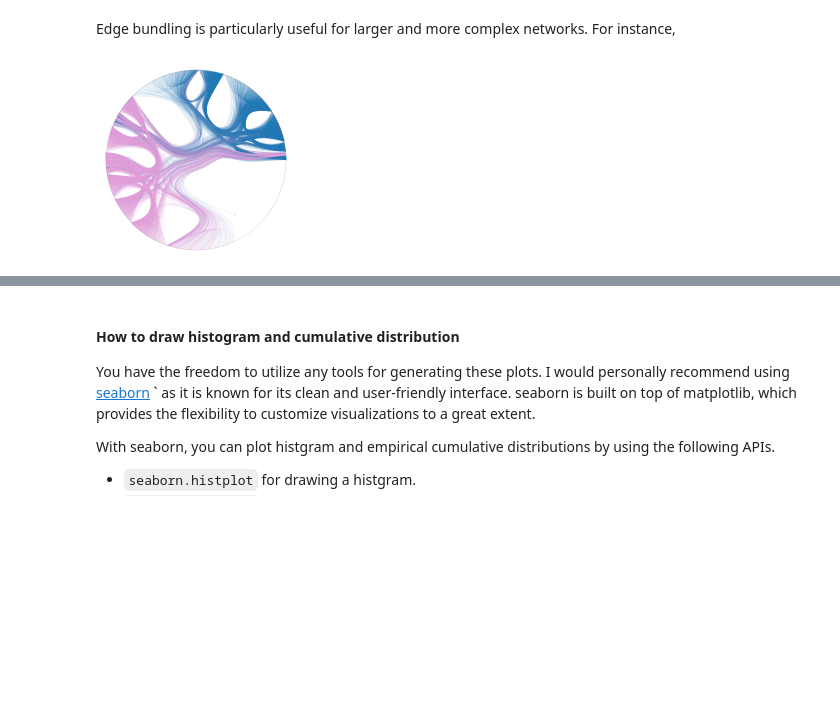
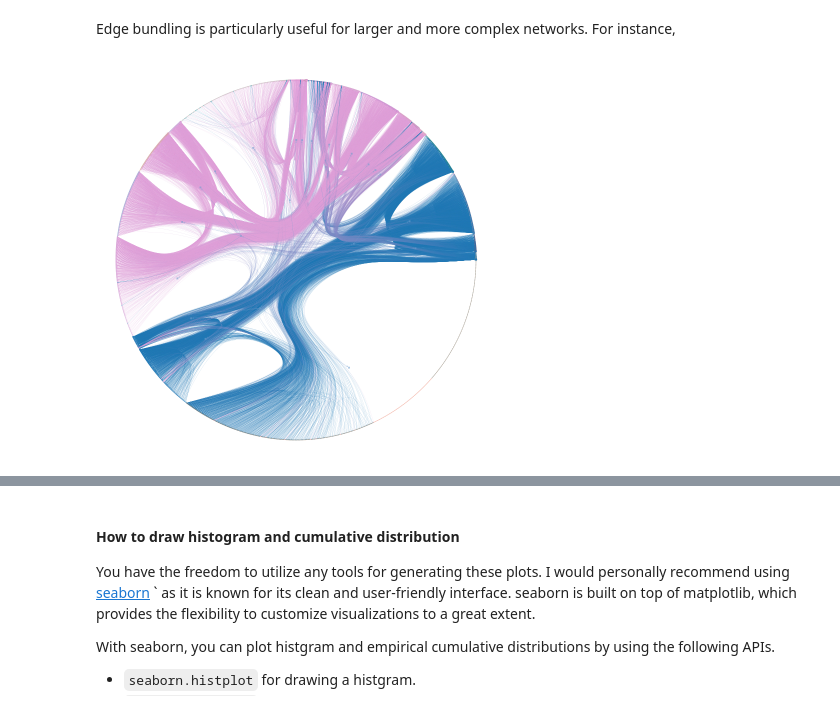
Before and after one commit to skojaku/adv-net-sci-course, a Jupyter notebook: assignments/m05/assignment.ipynb, the cells around one changed output, grey strips where cells are left out. Drawn from its saved outputs; the diff is of its cells as text; code cells hidden in the pictures; blank space fills up the shorter version.

Commit message:
change the figure size

```diff
--- a/assignments/m05/assignment.ipynb
+++ b/assignments/m05/assignment.ipynb
@@ -135,11 +135,11 @@ Edge bundling is particularly useful for larger and more complex networks. For i
 # %%
 Gpol = gt.collection.data["polblogs"]  # a political blog network
 state = gt.minimize_nested_blockmodel_dl(Gpol)  # infer the hierarchical structure
 state.draw(
     vertex_fill_color=Gpol.vp["value"],
     bg_color="w",
-    output_size=(200, 200),
+    output_size=(400, 400),
 )
 # %% [output]
-[figure, old version]
+[figure, new version]
 (<VertexPropertyMap object with value type 'vector<double>', for Graph 0x7fe061944a60, at 0x...>,
```
Also changed, not shown: parts of 3 cells of this notebook.
